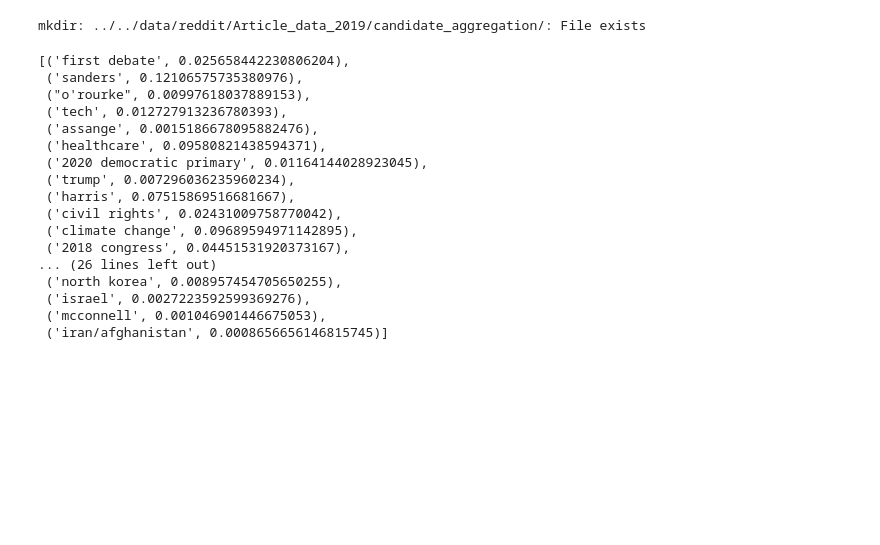
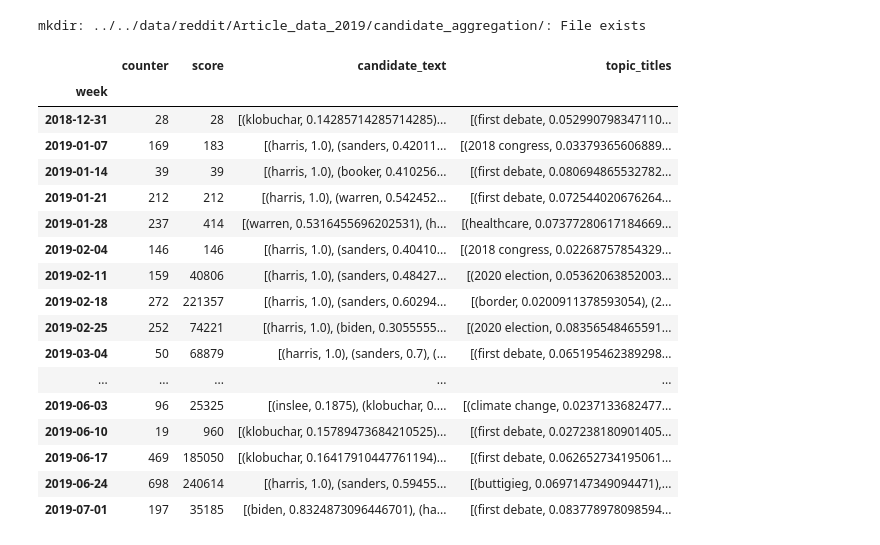
Before and after one commit to berkeley-politics-capstone/politics-capstone, a Jupyter notebook: src/reddit/LDA News Articles - Data Set Compilation.ipynb, the cells around one changed output. Drawn from its saved outputs; the diff is of its cells as text; code cells hidden in the pictures; blank space fills up the shorter version.

```diff
--- a/src/reddit/LDA News Articles - Data Set Compilation.ipynb
+++ b/src/reddit/LDA News Articles - Data Set Compilation.ipynb
@@ -167,20 +195,21 @@ mkdir: ../../data/reddit/Article_data_2019/candidate_aggregation/: File exists
 # %%
-candidate_dfs['harris'].topic_titles[50]
+candidate_dfs['harris']
 # %% [output]
-[('first debate', 0.025658442230806204),
- ('sanders', 0.12106575735380976),
- ("o'rourke", 0.00997618037889153),
- ('tech', 0.012727913236780393),
- ('assange', 0.0015186678095882476),
- ('healthcare', 0.09580821438594371),
- ('2020 democratic primary', 0.01164144028923045),
- ('trump', 0.007296036235960234),
- ('harris', 0.07515869516681667),
- ('civil rights', 0.02431009758770042),
- ('climate change', 0.09689594971142895),
- ('2018 congress', 0.04451531920373167),
-... (26 lines left out)
- ('north korea', 0.008957454705650255),
- ('israel', 0.0027223592599369276),
- ('mcconnell', 0.001046901446675053),
- ('iran/afghanistan', 0.0008656656146815745)]
+|  | counter | score | candidate_text | topic_titles |
+| week |  |  |  |  |
+| 2018-12-31 | 28 | 28 | [(klobuchar, 0.14285714285714285)... | [(first debate, 0.052990798347110... |
+| 2019-01-07 | 169 | 183 | [(harris, 1.0), (sanders, 0.42011... | [(2018 congress, 0.03379365606889... |
+| 2019-01-14 | 39 | 39 | [(harris, 1.0), (booker, 0.410256... | [(first debate, 0.080694865532782... |
+| 2019-01-21 | 212 | 212 | [(harris, 1.0), (warren, 0.542452... | [(first debate, 0.072544020676264... |
+| 2019-01-28 | 237 | 414 | [(warren, 0.5316455696202531), (h... | [(healthcare, 0.07377280617184669... |
+| 2019-02-04 | 146 | 146 | [(harris, 1.0), (sanders, 0.40410... | [(2018 congress, 0.02268757854329... |
+| 2019-02-11 | 159 | 40806 | [(harris, 1.0), (sanders, 0.48427... | [(2020 election, 0.05362063852003... |
+| 2019-02-18 | 272 | 221357 | [(harris, 1.0), (sanders, 0.60294... | [(border, 0.0200911378593054), (2... |
+| 2019-02-25 | 252 | 74221 | [(harris, 1.0), (biden, 0.3055555... | [(2020 election, 0.08356548465591... |
+| 2019-03-04 | 50 | 68879 | [(harris, 1.0), (sanders, 0.7), (... | [(first debate, 0.065195462389298... |
+| ... | ... | ... | ... | ... |
+| 2019-06-03 | 96 | 25325 | [(inslee, 0.1875), (klobuchar, 0.... | [(climate change, 0.0237133682477... |
+| 2019-06-10 | 19 | 960 | [(klobuchar, 0.15789473684210525)... | [(first debate, 0.027238180901405... |
+| 2019-06-17 | 469 | 185050 | [(klobuchar, 0.16417910447761194)... | [(first debate, 0.062652734195061... |
+| 2019-06-24 | 698 | 240614 | [(harris, 1.0), (sanders, 0.59455... | [(buttigieg, 0.0697147349094471),... |
+| 2019-07-01 | 197 | 35185 | [(biden, 0.8324873096446701), (ha... | [(first debate, 0.083778978098594... |
```
Also changed, not shown: parts of 13 cells of this notebook, 1 other file.
